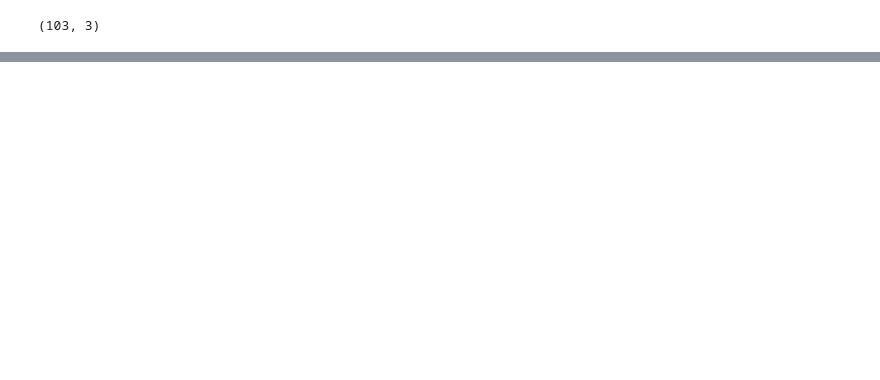
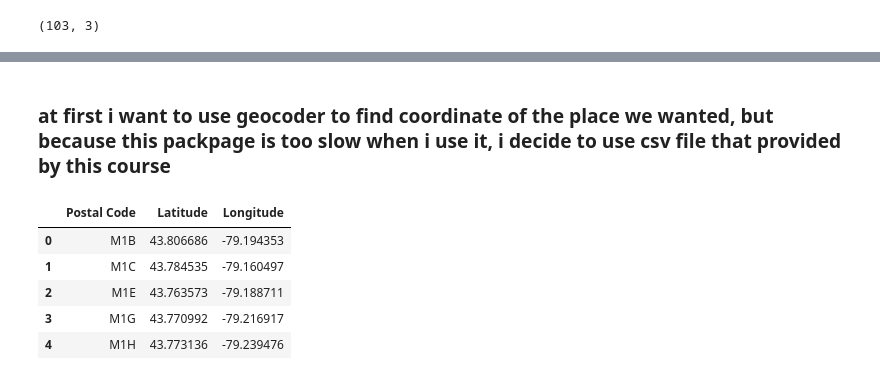
Before and after one commit to cahyoardhi/Coursera_Capstone, a Jupyter notebook: Segmenting and Clustering Neighborhoods in Toronto.ipynb, the cells around one changed output, grey strips where cells are left out. Cells and saved outputs as stored; diff of their text form; code cells hidden in the pictures; blank space fills up the shorter version.

```diff
--- a/Segmenting and Clustering Neighborhoods in Toronto.ipynb
+++ b/Segmenting and Clustering Neighborhoods in Toronto.ipynb
@@ -65,0 +102,13 @@ df.shape
+# %% [markdown]
+### at first i want to use geocoder to find coordinate of the place we wanted, but because this packpage is too slow when i use it, i decide to use csv file that provided by this course
+# %%
+#load geospacial data and print first 5 row
+coordinate  = pd.read_csv('Geospatial_Coordinates.csv')
+coordinate.head()
+# %% [output]
+|  | Postal Code | Latitude | Longitude |
+| 0 | M1B | 43.806686 | -79.194353 |
+| 1 | M1C | 43.784535 | -79.160497 |
+| 2 | M1E | 43.763573 | -79.188711 |
+| 3 | M1G | 43.770992 | -79.216917 |
+| 4 | M1H | 43.773136 | -79.239476 |
```
Also changed, not shown: parts of 18 cells of this notebook, 1 other file.
